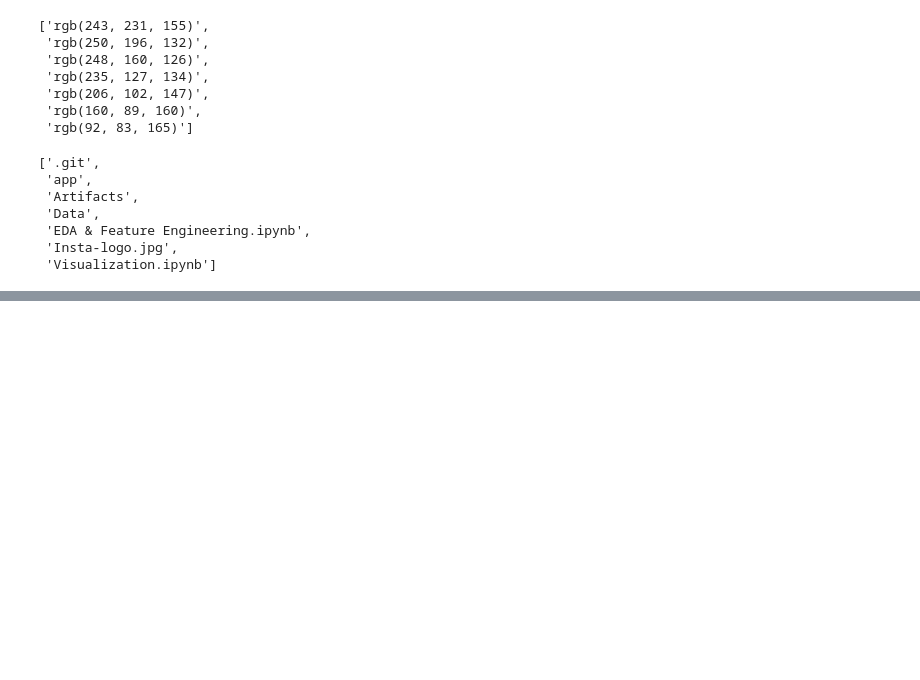
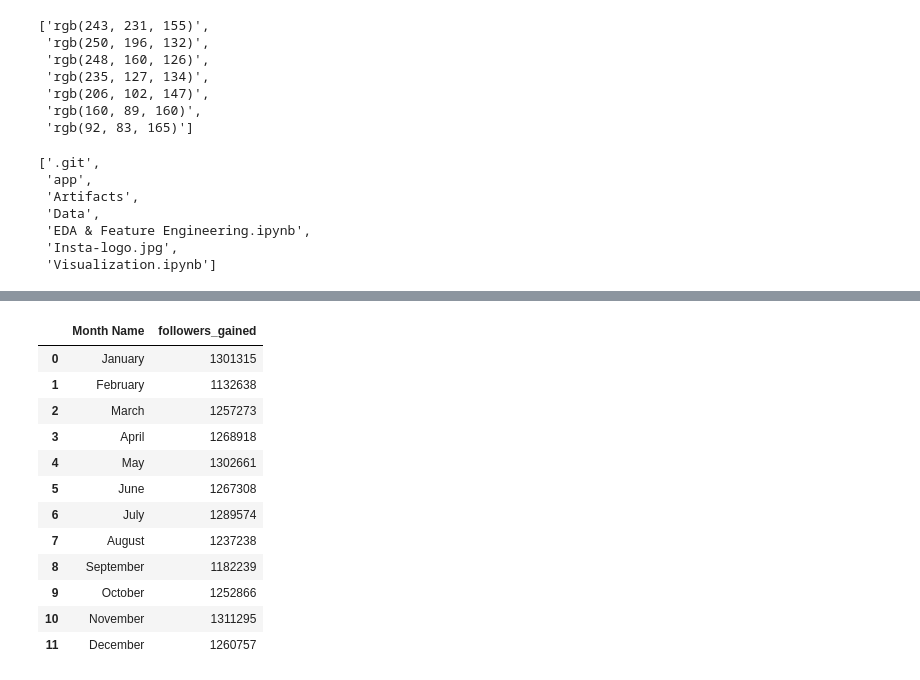
Before and after one commit to Mrwanawad/Instagram-Data-Analysis-Dashboard, a Jupyter notebook: Visualization.ipynb, the cells around one changed output, grey strips where cells are left out. Cells and saved outputs as stored; diff of their text form; code cells hidden in the pictures; blank space fills up the shorter version.

```diff
--- a/Visualization.ipynb
+++ b/Visualization.ipynb
@@ -137,0 +261,7 @@ insta_img
+# %%
+df['Month Name'] = pd.Categorical(
+    values = df['Month Name'],
+    categories= app.utils.months_order,
+    ordered=True
+)
+df['Month Name'].info()
@@ -137,0 +277,18 @@ insta_img
+# %%
+followers_gained_by_month_df = df.groupby( 'Month Name' )['followers_gained'].sum()\
+                                                         .to_frame().reset_index()
+followers_gained_by_month_df
+# %% [output]
+|  | Month Name | followers_gained |
+| 0 | January | 1301315 |
+| 1 | February | 1132638 |
+| 2 | March | 1257273 |
+| 3 | April | 1268918 |
+| 4 | May | 1302661 |
+| 5 | June | 1267308 |
+| 6 | July | 1289574 |
+| 7 | August | 1237238 |
+| 8 | September | 1182239 |
+| 9 | October | 1252866 |
+| 10 | November | 1311295 |
+| 11 | December | 1260757 |
```
Also changed, not shown: parts of 15 cells of this notebook, 4 other files.
